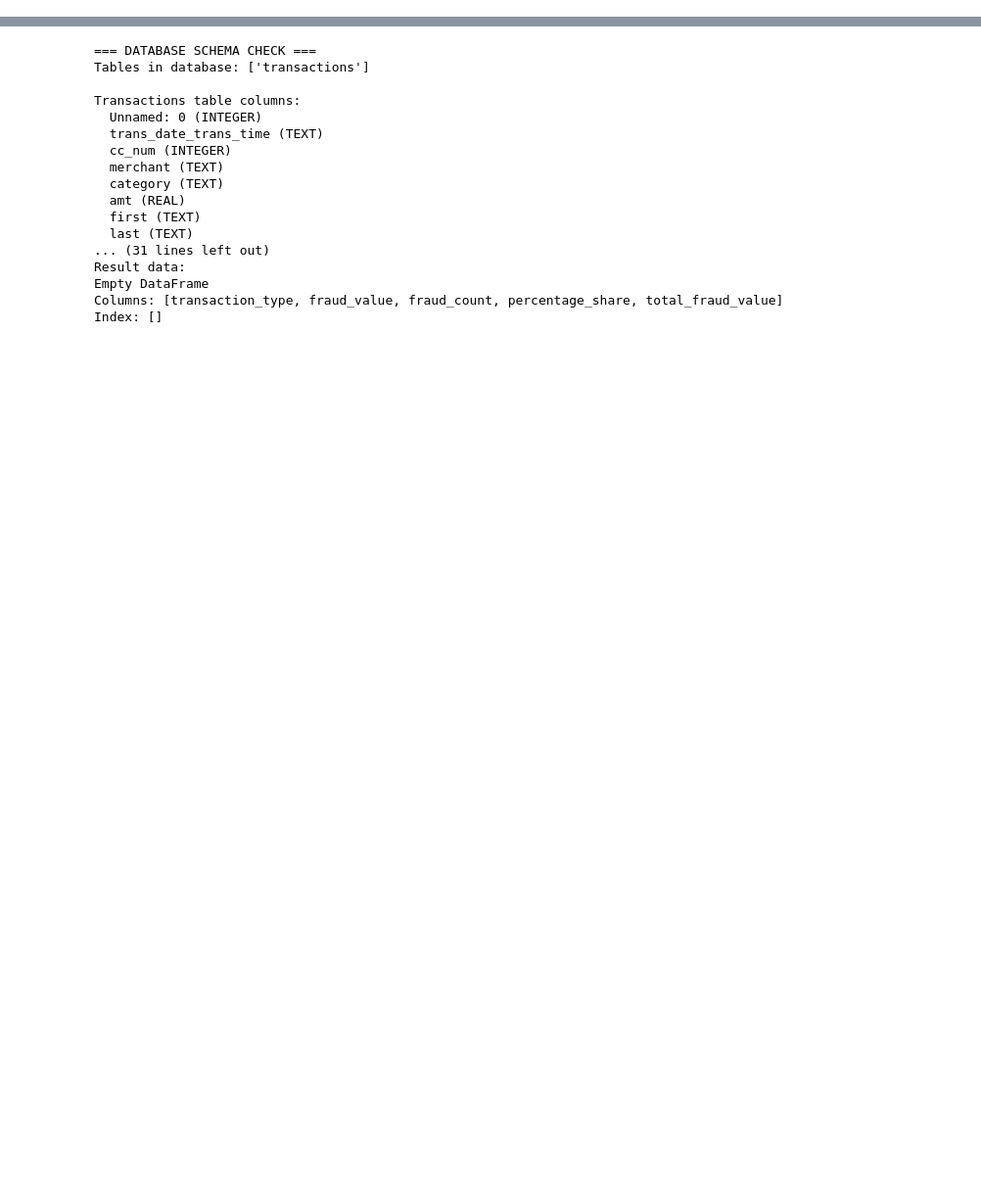
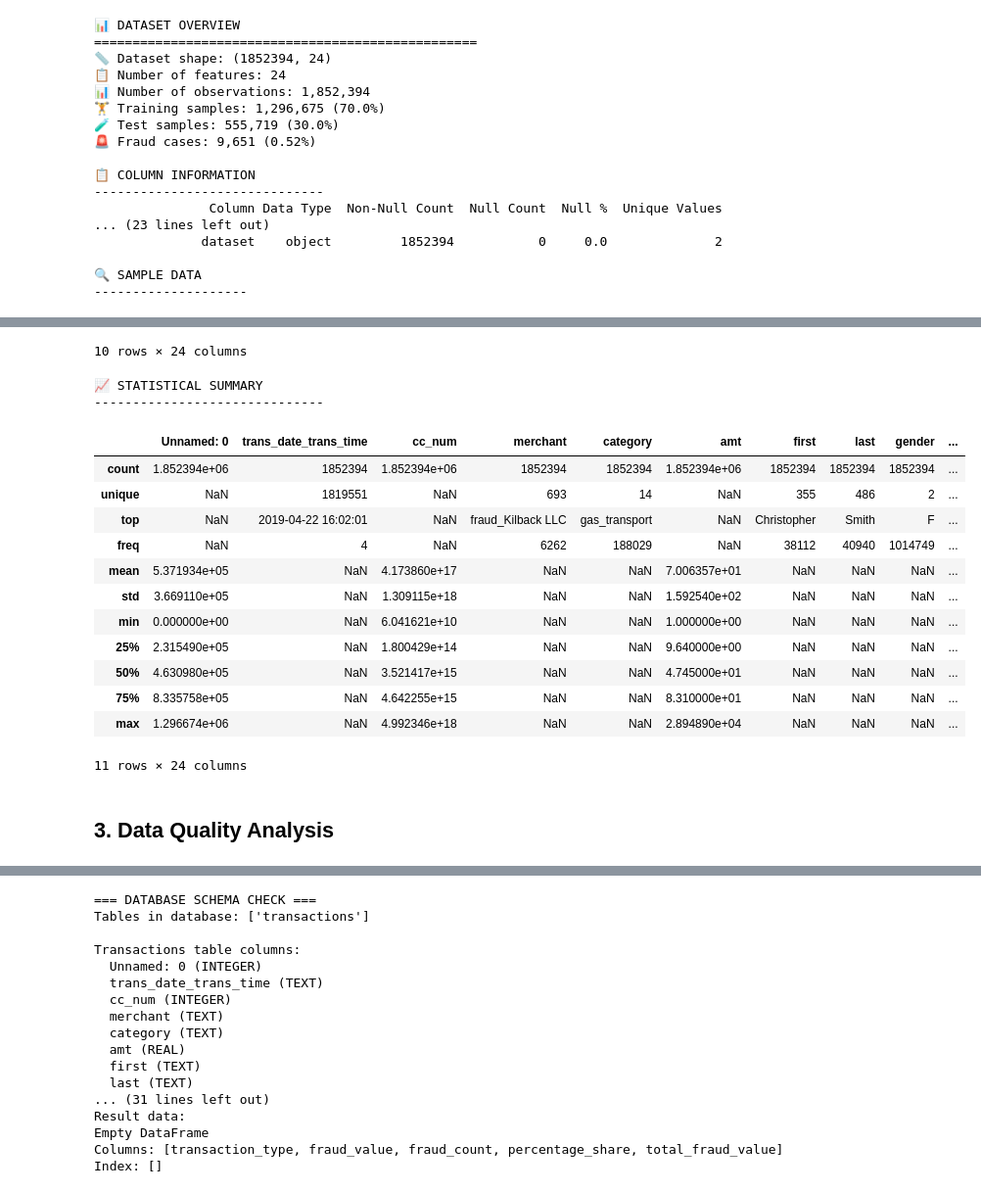
Before and after one commit to Rafiiisy/fraud-chatbot, a Jupyter notebook: notebooks/fraud_data_eda.ipynb, the cells around one changed output, grey strips where cells are left out. Shown at 98% size. Drawn from its saved outputs; the diff is of its cells as text; code cells hidden in the pictures; blank space fills up the shorter version.

```diff
--- a/notebooks/fraud_data_eda.ipynb
+++ b/notebooks/fraud_data_eda.ipynb
@@ -173,0 +115,61 @@ No H1 2023 data found!
+# %%
+if combined_df is not None:
+    print("📊 DATASET OVERVIEW")
+    print("=" * 50)
+
+    # Basic information
+    print(f"📏 Dataset shape: {combined_df.shape}")
+    print(f"📋 Number of features: {combined_df.shape[1]}")
+    print(f"📊 Number of observations: {combined_df.shape[0]:,}")
+
+    # Dataset split
+    train_count = len(combined_df[combined_df['dataset'] == 'train'])
+    test_count = len(combined_df[combined_df['dataset'] == 'test'])
+    print(f"🏋️ Training samples: {train_count:,} ({train_count/len(combined_df)*100:.1f}%)")
+    print(f"🧪 Test samples: {test_count:,} ({test_count/len(combined_df)*100:.1f}%)")
+
+    # Fraud distribution
+    fraud_count = combined_df['is_fraud'].sum()
+    fraud_rate = fraud_count / len(combined_df) * 100
+    print(f"🚨 Fraud cases: {fraud_count:,} ({fraud_rate:.2f}%)")
+
+    print("\n📋 COLUMN INFORMATION")
+    print("-" * 30)
+
+    # Column details
+    column_info = pd.DataFrame({
+        'Column': combined_df.columns,
+        'Data Type': combined_df.dtypes,
+        'Non-Null Count': combined_df.count(),
+        'Null Count': combined_df.isnull().sum(),
+        'Null %': (combined_df.isnull().sum() / len(combined_df) * 100).round(2),
+        'Unique Values': combined_df.nunique()
+    })
+
+    print(column_info.to_string(index=False))
+
+    print("\n🔍 SAMPLE DATA")
+    print("-" * 20)
+    display(combined_df.head(10))
+
+    print("\n📈 STATISTICAL SUMMARY")
+    print("-" * 30)
+    display(combined_df.describe(include='all'))
+# %% [output]
+📊 DATASET OVERVIEW
+==================================================
+📏 Dataset shape: (1852394, 24)
+📋 Number of features: 24
+📊 Number of observations: 1,852,394
+🏋️ Training samples: 1,296,675 (70.0%)
+🧪 Test samples: 555,719 (30.0%)
+🚨 Fraud cases: 9,651 (0.52%)
+
+📋 COLUMN INFORMATION
+------------------------------
+               Column Data Type  Non-Null Count  Null Count  Null %  Unique Values
+... (23 lines left out)
+              dataset    object         1852394           0     0.0              2
+
+🔍 SAMPLE DATA
+--------------------
@@ -173,0 +187,18 @@ No H1 2023 data found!
+10 rows × 24 columns
+📈 STATISTICAL SUMMARY
+------------------------------
+|  | Unnamed: 0 | trans_date_trans_time | cc_num | merchant | category | amt | first | last | gender | ... |
+| count | 1.852394e+06 | 1852394 | 1.852394e+06 | 1852394 | 1852394 | 1.852394e+06 | 1852394 | 1852394 | 1852394 | ... |
+| unique | NaN | 1819551 | NaN | 693 | 14 | NaN | 355 | 486 | 2 | ... |
+| top | NaN | 2019-04-22 16:02:01 | NaN | fraud_Kilback LLC | gas_transport | NaN | Christopher | Smith | F | ... |
+| freq | NaN | 4 | NaN | 6262 | 188029 | NaN | 38112 | 40940 | 1014749 | ... |
+| mean | 5.371934e+05 | NaN | 4.173860e+17 | NaN | NaN | 7.006357e+01 | NaN | NaN | NaN | ... |
+| std | 3.669110e+05 | NaN | 1.309115e+18 | NaN | NaN | 1.592540e+02 | NaN | NaN | NaN | ... |
+| min | 0.000000e+00 | NaN | 6.041621e+10 | NaN | NaN | 1.000000e+00 | NaN | NaN | NaN | ... |
+| 25% | 2.315490e+05 | NaN | 1.800429e+14 | NaN | NaN | 9.640000e+00 | NaN | NaN | NaN | ... |
+| 50% | 4.630980e+05 | NaN | 3.521417e+15 | NaN | NaN | 4.745000e+01 | NaN | NaN | NaN | ... |
+| 75% | 8.335758e+05 | NaN | 4.642255e+15 | NaN | NaN | 8.310000e+01 | NaN | NaN | NaN | ... |
+| max | 1.296674e+06 | NaN | 4.992346e+18 | NaN | NaN | 2.894890e+04 | NaN | NaN | NaN | ... |
+11 rows × 24 columns
+# %% [markdown]
+## 3. Data Quality Analysis
```
Also changed, not shown: parts of 25 cells of this notebook, 3 other files.
